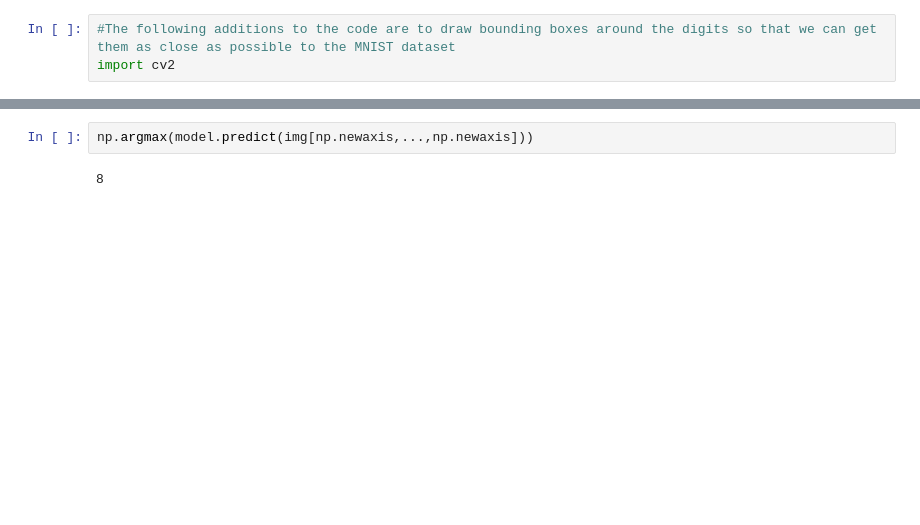
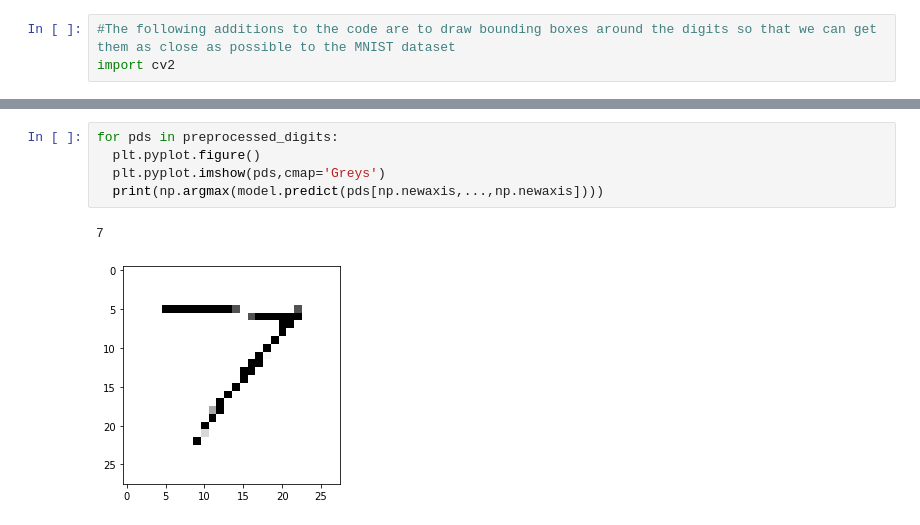
Before and after one commit to rajeshvalluri/MNIST_TF, a Jupyter notebook: MNIST_TF.ipynb, the cells around one changed output, grey strips where cells are left out. Drawn from its saved outputs; the diff is of its cells as text; blank space fills up the shorter version.

```diff
--- a/MNIST_TF.ipynb
+++ b/MNIST_TF.ipynb
@@ -244,4 +250,8 @@ plt.imshow(img, cmap="gray")
-# %%
-np.argmax(model.predict(img[np.newaxis,...,np.newaxis]))
-# %% [output]
-8
+# %%
+for pds in preprocessed_digits:
+  plt.pyplot.figure()
+  plt.pyplot.imshow(pds,cmap='Greys')
+  print(np.argmax(model.predict(pds[np.newaxis,...,np.newaxis])))
+# %% [output]
+7
+[figure, added]
```
Also changed, not shown: parts of 7 cells of this notebook.
